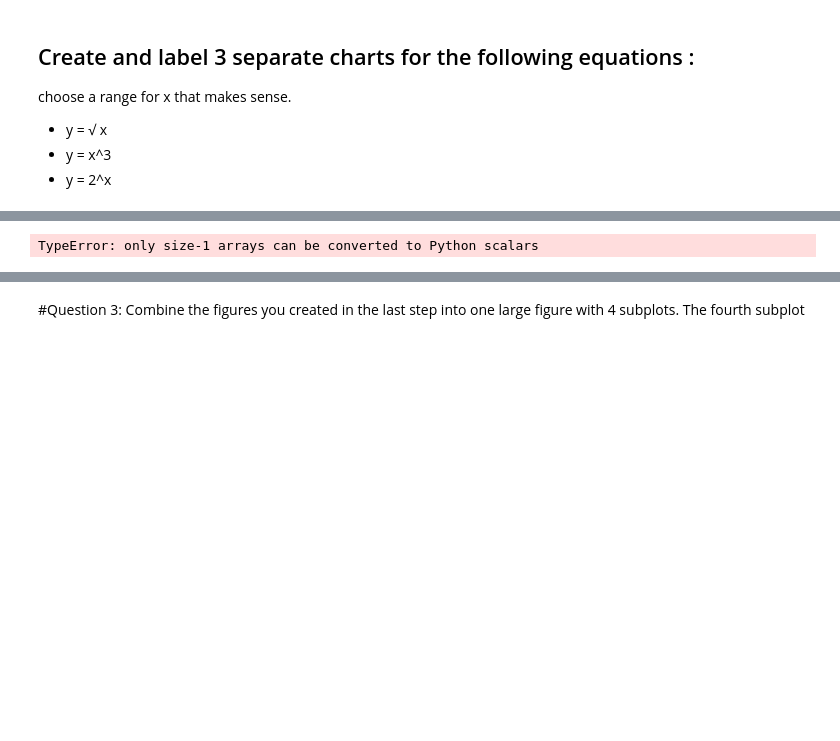
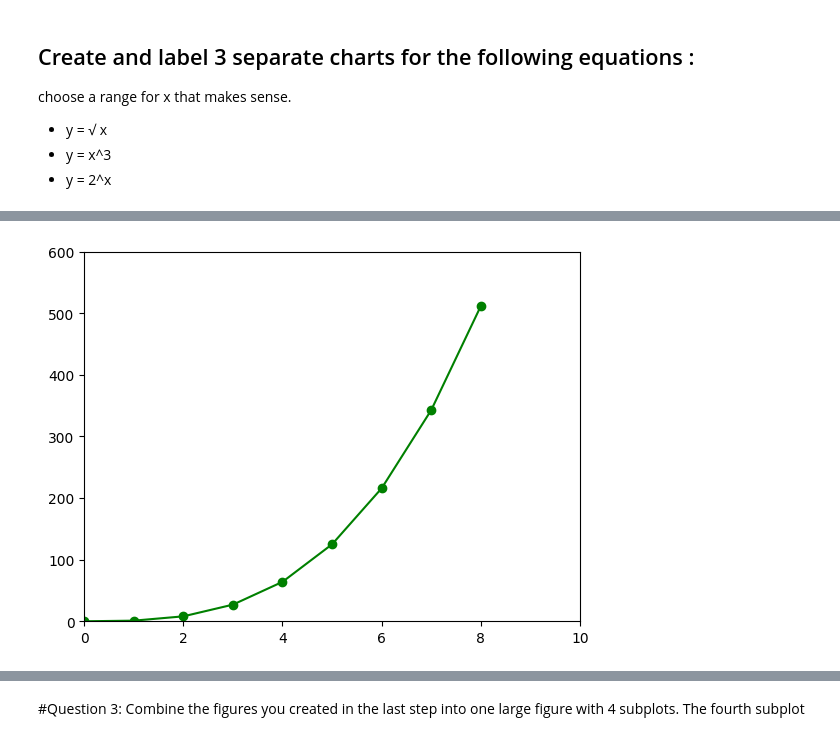
Before and after one commit to 1eses1/embeddedAI, a Jupyter notebook: First_assignement.ipynb, the cells around one changed output, grey strips where cells are left out. Saved outputs shown, nothing was run; the diff lists cells and outputs as text; code cells hidden in the pictures; blank space fills up the shorter version.

```diff
--- a/First_assignement.ipynb
+++ b/First_assignement.ipynb
@@ -57,8 +57,8 @@ plt.axis([0,40, 0, 8]);
 # %%
 # y = x^3
-x = np.arange(0,37)
-y = math.pow(x, 3)
+x = list(range(0, 9))
+y = [math.pow(val, 3) for val in x]
 plt.plot(x, y, color ='green', marker='o')
-plt.axis([0,40, 0, 8]);
+plt.axis([0,10, 0, 600]);
 # %% [output]
-TypeError: only size-1 arrays can be converted to Python scalars
+[figure, added]
```
Also changed, not shown: parts of 3 cells of this notebook.
